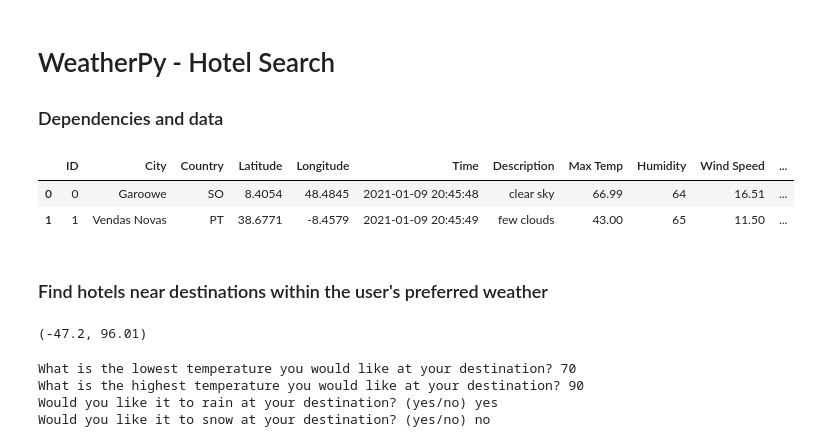
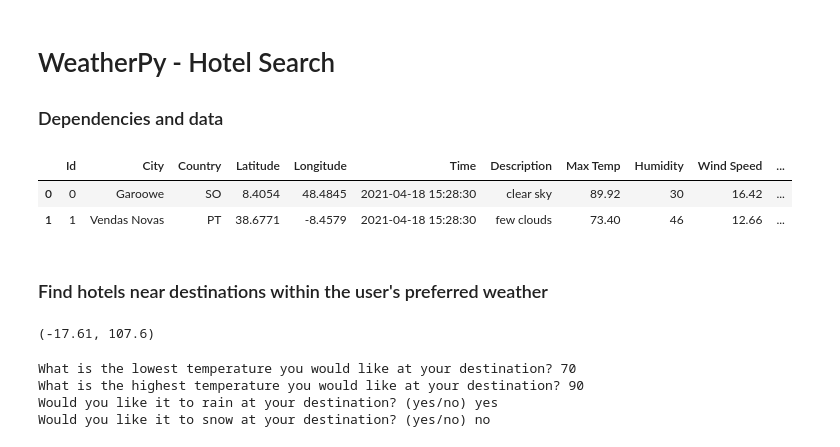
Before and after one commit to tri-bui/sandbox-mappers, a Jupyter notebook: weather-mapping/3-search.ipynb, the cells around one changed output. Drawn from its saved outputs; the diff is of its cells as text; code cells hidden in the pictures.

Commit message:
weather-mapping: rerun notebook 2

```diff
--- a/weather-mapping/3-search.ipynb
+++ b/weather-mapping/3-search.ipynb
@@ -14,20 +15,21 @@ from config import GMAPS_KEY
 gmaps.configure(api_key=GMAPS_KEY)
 # %%
 # Weather data
-weather = pd.read_csv('data/weather.csv')
-weather.head(2)
+data_path = os.path.join('data', 'weather.csv')
+weather_df = pd.read_csv(data_path)
+weather_df.head(2)
 # %% [output]
-|  | ID | City | Country | Latitude | Longitude | Time | Description | Max Temp | Humidity | Wind Speed | ... |
-| 0 | 0 | Garoowe | SO | 8.4054 | 48.4845 | 2021-01-09 20:45:48 | clear sky | 66.99 | 64 | 16.51 | ... |
-| 1 | 1 | Vendas Novas | PT | 38.6771 | -8.4579 | 2021-01-09 20:45:49 | few clouds | 43.00 | 65 | 11.50 | ... |
+|  | Id | City | Country | Latitude | Longitude | Time | Description | Max Temp | Humidity | Wind Speed | ... |
+| 0 | 0 | Garoowe | SO | 8.4054 | 48.4845 | 2021-04-18 15:28:30 | clear sky | 89.92 | 30 | 16.42 | ... |
+| 1 | 1 | Vendas Novas | PT | 38.6771 | -8.4579 | 2021-04-18 15:28:30 | few clouds | 73.40 | 46 | 12.66 | ... |
 # %% [markdown]
 ### Find hotels near destinations within the user's preferred weather
 # %%
-# Get the lowest and highest `Max Temp` in the data
-min_mt, max_mt = weather['Max Temp'].min(), weather['Max Temp'].max()
+# Lowest and highest `Max Temp` in the data
+min_mt, max_mt = weather_df['Max Temp'].min(), weather_df['Max Temp'].max()
 min_mt, max_mt
 # %% [output]
-(-47.2, 96.01)
+(-17.61, 107.6)
 # %%
 def take_input(prompt, min_temp=min_mt, max_temp=max_mt, yes_no=False):
 
```
Also changed, not shown: parts of 1 cell of this notebook, 1 other file.
